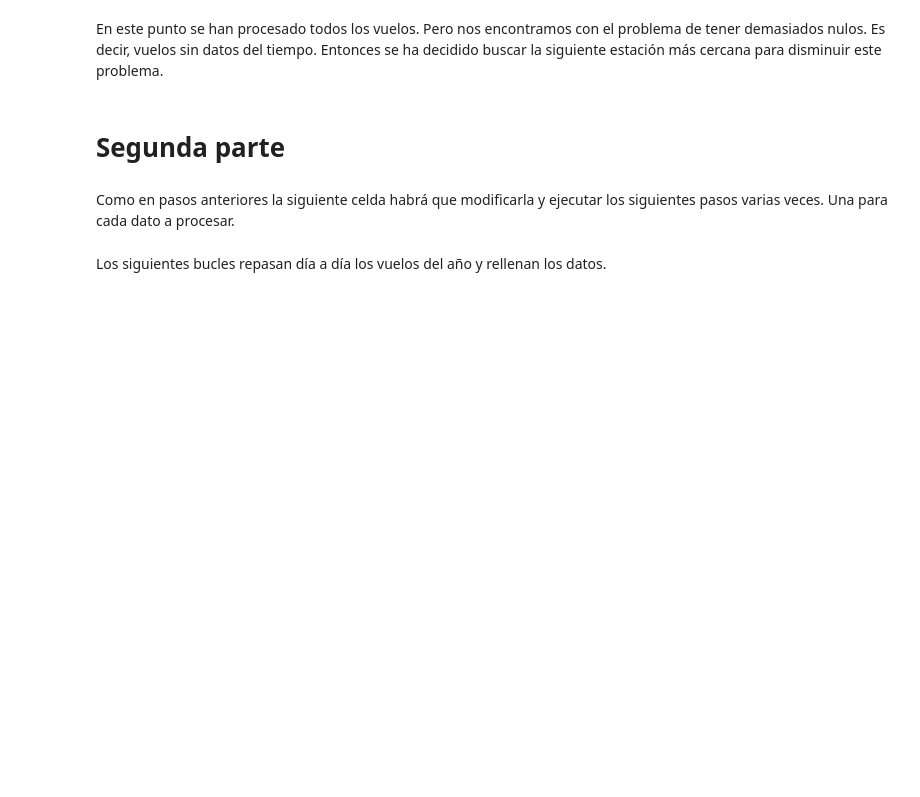
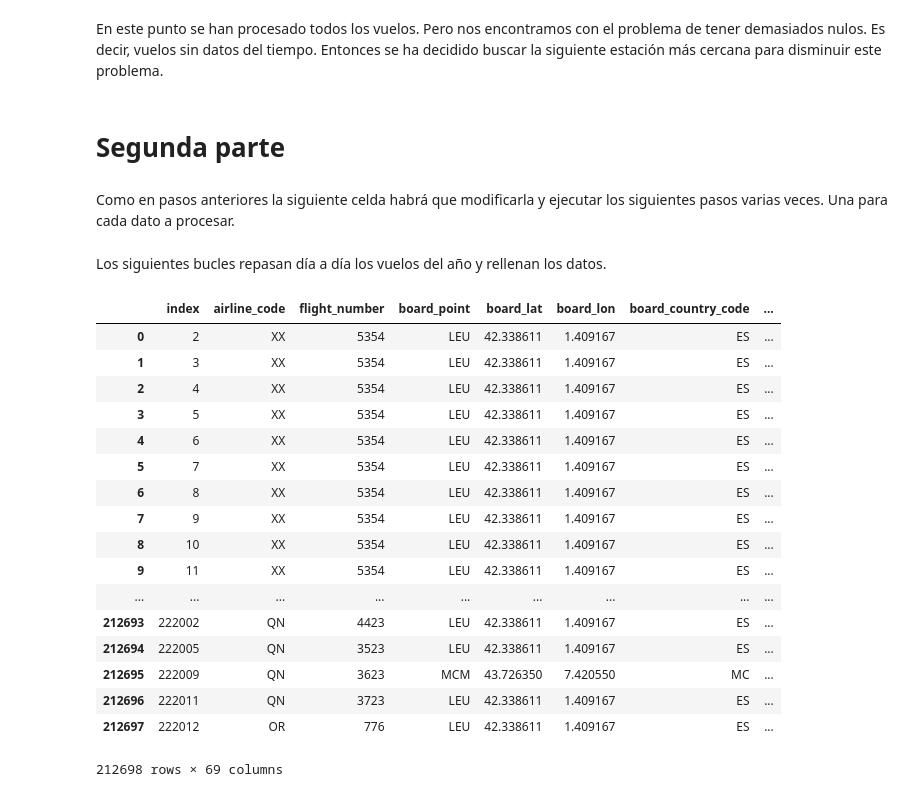
Before and after one commit to EMayorga/TFM, a Jupyter notebook: ScriptWeather.ipynb, the cells around one changed output. Saved outputs shown, nothing was run; the diff lists cells and outputs as text; code cells hidden in the pictures; blank space fills up the shorter version.

```diff
--- a/ScriptWeather.ipynb
+++ b/ScriptWeather.ipynb
@@ -594,3 +594,51 @@ for mes in range(1,13):
         functionGest(year2,mes,dia)
 
 vuelos.to_csv('vuelos.csv', sep=',', index=False)
+# %%
+del vuelos['ACMC_o']
+del vuelos['ACMC_d']
+del vuelos['ACSC_o']
+del vuelos['ACSC_d']
+del vuelos['AWDR_o']
+del vuelos['AWDR_d']
+del vuelos['AWND_o']
+del vuelos['AWND_d']
+del vuelos['EVAP_o']
+del vuelos['EVAP_d']
+del vuelos['FRTH_o']
+del vuelos['FRTH_d']
+del vuelos['TSUN_o']
+del vuelos['TSUN_d']
+del vuelos['WDMV_o']
+del vuelos['WDMV_d']
+del vuelos['board_stationid']
+del vuelos['off_stationid']
+del vuelos['board_stationid_o_TMIN']
+del vuelos['board_stationid_o_TMAX']
+del vuelos['board_stationid_o_TAVG']
+del vuelos['board_stationid_o_PRCP']
+del vuelos['off_stationid_d_PRCP']
+del vuelos['off_stationid_d_TAVG']
+del vuelos['off_stationid_d_TMAX']
+del vuelos['off_stationid_d_TMIN']
+del vuelos['SNWD_d']
+del vuelos['SNWD_o']
+# %% [output]
+|  | index | airline_code | flight_number | board_point | board_lat | board_lon | board_country_code | ... |
+| 0 | 2 | XX | 5354 | LEU | 42.338611 | 1.409167 | ES | ... |
+| 1 | 3 | XX | 5354 | LEU | 42.338611 | 1.409167 | ES | ... |
+| 2 | 4 | XX | 5354 | LEU | 42.338611 | 1.409167 | ES | ... |
+| 3 | 5 | XX | 5354 | LEU | 42.338611 | 1.409167 | ES | ... |
+| 4 | 6 | XX | 5354 | LEU | 42.338611 | 1.409167 | ES | ... |
+| 5 | 7 | XX | 5354 | LEU | 42.338611 | 1.409167 | ES | ... |
+| 6 | 8 | XX | 5354 | LEU | 42.338611 | 1.409167 | ES | ... |
+| 7 | 9 | XX | 5354 | LEU | 42.338611 | 1.409167 | ES | ... |
+| 8 | 10 | XX | 5354 | LEU | 42.338611 | 1.409167 | ES | ... |
+| 9 | 11 | XX | 5354 | LEU | 42.338611 | 1.409167 | ES | ... |
+| ... | ... | ... | ... | ... | ... | ... | ... | ... |
+| 212693 | 222002 | QN | 4423 | LEU | 42.338611 | 1.409167 | ES | ... |
+| 212694 | 222005 | QN | 3523 | LEU | 42.338611 | 1.409167 | ES | ... |
+| 212695 | 222009 | QN | 3623 | MCM | 43.726350 | 7.420550 | MC | ... |
+| 212696 | 222011 | QN | 3723 | LEU | 42.338611 | 1.409167 | ES | ... |
+| 212697 | 222012 | OR | 776 | LEU | 42.338611 | 1.409167 | ES | ... |
+212698 rows × 69 columns
```
Also changed, not shown: parts of 1 cell of this notebook.
